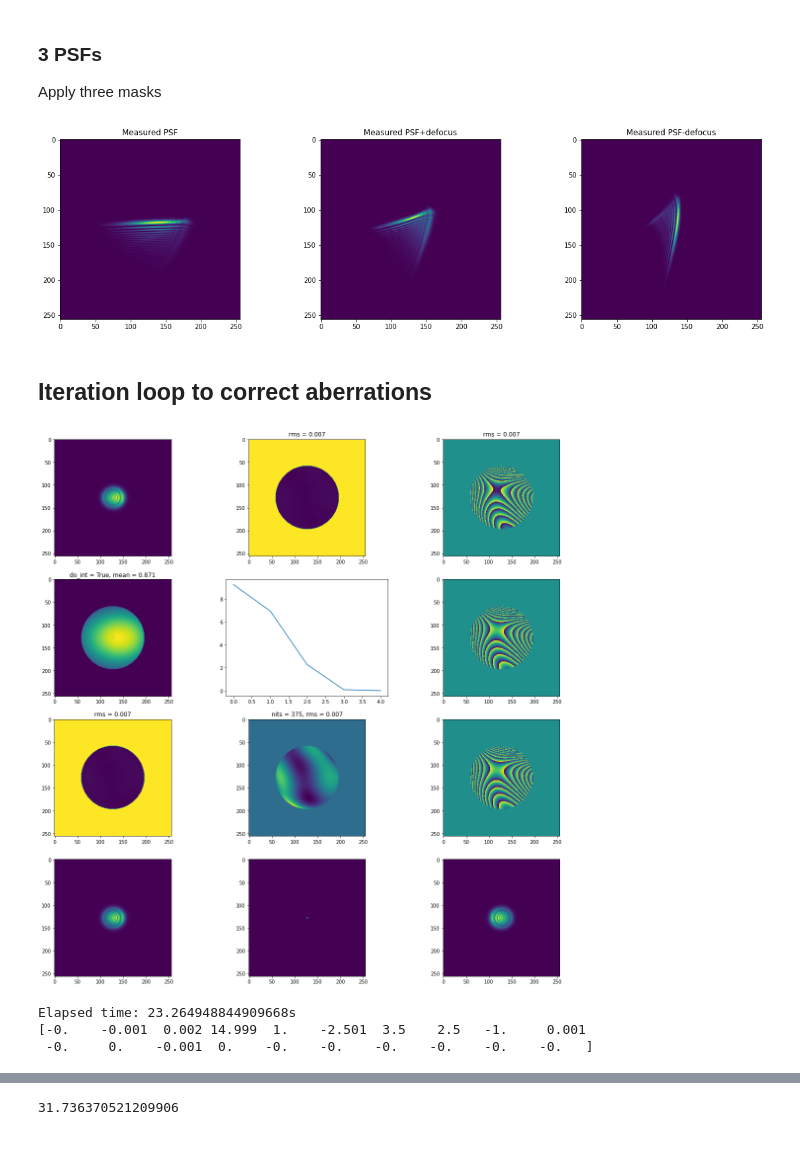
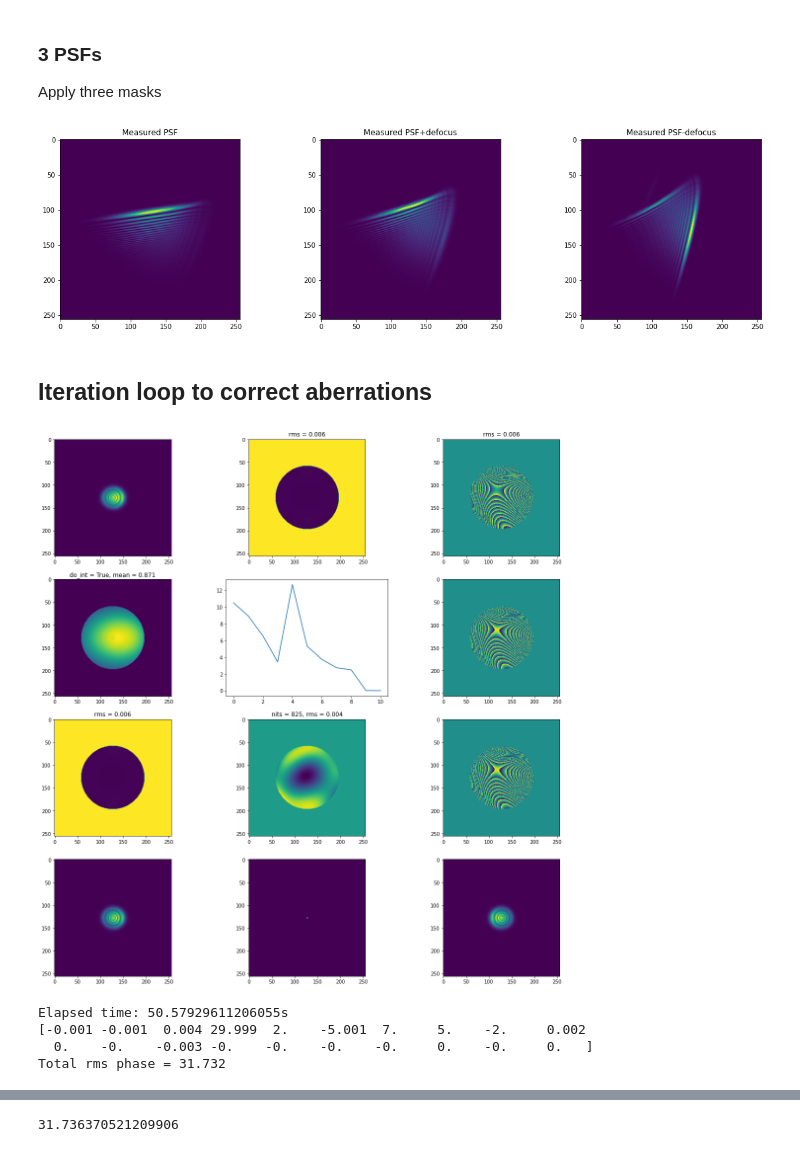
Before and after one commit to imperial-photonics/HexSimInstrument, a Jupyter notebook: R11SLM_correction_simulation_MN.ipynb, the cells around one changed output, grey strips where cells are left out. Drawn from its saved outputs; the diff is of its cells as text; code cells hidden in the pictures.

```diff
--- a/R11SLM_correction_simulation_MN.ipynb
+++ b/R11SLM_correction_simulation_MN.ipynb
@@ -106,7 +106,7 @@ Create a random image with low spatial frequency content for aberration to be me
 # % ri = imresize(ri,10,'bicubic')
 # % ri = 1.0*ri(9*N/2:11*N/2-1,9*N/2:11*N/2-1).*circ+atan2(y-0.5,x-0.3).*circ-atan2(y+0.4,x-0.3).*circ
 # % ri = (2*ri(9*N/2:11*N/2-1,9*N/2:11*N/2-1)+2*Z40+2*Z11+1*Z2_2+2*Z11).*circ
-ri = (30 * Z22 + 2 * Z2_2 - 5 * Z31 + 7 * Z3_1 + 5 * Z33 - 2 * Z3_3) * circ / 2
+ri = (30 * Z22 + 2 * Z2_2 - 5 * Z31 + 7 * Z3_1 + 5 * Z33 - 2 * Z3_3) * circ
 
 # for the starting test aberration
 # x2, y2 = xp.meshgrid(xp.linspace(-0.2, 0.2, N), xp.linspace(-0.2, 0.2, N))
@@ -184,19 +184,17 @@ for i in range(3):
         plt.imshow(ps)
     psfi[i] = p1i_n + 0j
 # %% [output]
-[figure, old version]
+[figure, new version]
 # %% [markdown]
 
 ## Iteration loop to correct aberrations
 # %%
-cumphase = xp.zeros((N, N))
+cuml_phase = xp.zeros((N, N))
 Q = circ * xp.exp(1j * ri2)
 rms_plot = []
-z_a_p = [Z11, Z1_1, Z20, Z22, Z2_2, Z31, Z3_1, Z33, Z3_3, Z40, Z42, Z4_2, Z44, Z4_4, Z51, Z5_1, Z53, Z5_3, Z55,Z5_5]  # Zernike aberration for phase
-z_array = xp.zeros((len(z_a_p), N, N))
-for i in range(len(z_a_p)):
-    z_array[i] = z_a_p[i]
-cum_z = xp.zeros(len(z_a_p))
+z_a_p = xp.array([Z11, Z1_1, Z20, Z22, Z2_2, Z31, Z3_1, Z33, Z3_3, Z40, Z42, Z4_2, Z44, Z4_4, Z51, Z5_1, Z53, Z5_3, Z55,Z5_5])  # Zernike aberration for phase
+z_a_i = xp.array([Z00, Z11, Z1_1, Z20, Z22, Z2_2, Z31, Z3_1, Z40, Z42, Z4_2, Z44, Z4_4])  # Zernike aberration for intensity
+cuml_z = xp.zeros(len(z_a_p))
 # %%
 show_ani = True
 if show_ani:
@@ -231,10 +229,9 @@ while nits < n * 30 + 1:
     q1 = xp.fft.fftshift(xp.fft.fft2(Q * xp.exp(1j * bias[0])))
     q2 = xp.fft.fftshift(xp.fft.fft2(Q * xp.exp(1j * bias[1])))
     q3 = xp.fft.fftshift(xp.fft.fft2(Q * xp.exp(1j * bias[2])))
-    q1s = q1
 
     if xp.mod(nits, n) == 0:
-        show_animation(0,abs(q1s) ** 2)
+        show_animation(0, abs(q1) ** 2)
 
     Q1 = xp.fft.ifft2(xp.fft.fftshift(xp.sqrt(psfi[0]) * xp.exp(1j * xp.angle(q1))))
     Q1 = Q1 * circ * xp.exp(-1j * bias[0])
@@ -247,7 +244,7 @@ while nits < n * 30 + 1:
     Qc = xp.angle(Q) * circ
 
     if xp.mod(nits, n) == 0:
-        rms = xp.std(Qc, where=circ)
+        rms = xp.std(Qc[circ])
         show_animation(1, Qc, f'rms = {rms:.3f}')
 
     if xp.mod(nits,n) == 0:
@@ -257,7 +254,6 @@ while nits < n * 30 + 1:
     # Constrain intensity in pupil to have slowly varying values by fitting to Zernike polynomials, up to radial order
     # 4 to help with gaussian illumination
     if do_int:
-        z_a_i = [Z00, Z11, Z1_1, Z20, Z22, Z2_2, Z31, Z3_1, Z40, Z42, Z4_2, Z44, Z4_4]  # Zernike aberration for intensity
         z_i = oe.contract('ijk, jk -> i', z_a_i, xp.abs(Q)) / normval
         Qb = oe.contract('ijk, i -> jk', z_a_i, z_i)
     else:  # Set the amplitude to a uniform pupil if the phase is still changing a lot
@@ -266,69 +262,78 @@ while nits < n * 30 + 1:
         Qb = circ
 
     if xp.mod(nits,n) == 0:
-        show_animation(3, abs(Q), f'do_int = {do_int}, mean = {np.mean(Qb, where=circ):.3f}')
+        show_animation(3, abs(Q), f'do_int = {do_int}, mean = {np.mean(Qb[circ]):.3f}')
 
     # set the amplitude, keep the phase
-    Q = Qb * xp.exp(1j*Qc)
+    Q = Qb * xp.exp(1j * Qc)
 
     if xp.mod(nits, n) == 0:
-        q = xp.angle(Q)
-        q[N//2:, :] = xp.unwrap(q[N//2:, :], axis=0)
-        q = xp.flipud(q)
-        q[N//2:, :] = xp.unwrap(q[N//2:, :], axis=0)
-        q[:, N//2:] = xp.unwrap(q[:, N//2:], axis=1)
-        q = xp.fliplr(q)
-        q[:, N//2:] = xp.unwrap(q[:, N//2:], axis=1)
-        q = xp.flipud(xp.fliplr(q)) * circ
+        # Smooth the phase and grab new psfs after applying the partial correction
+
+        # Unwrap the phase
+        Qc[N//2:, :] = xp.unwrap(Qc[N//2:, :], axis=0)
+        Qc = xp.flipud(Qc)
+        Qc[N//2:, :] = xp.unwrap(Qc[N//2:, :], axis=0)
+        Qc[:, N//2:] = xp.unwrap(Qc[:, N//2:], axis=1)
+        Qc = xp.fliplr(Qc)
+        Qc[:, N//2:] = xp.unwrap(Qc[:, N//2:], axis=1)
+        Qc = xp.flipud(xp.fliplr(Qc)) * circ
 
         show_animation(5,xp.angle(xp.exp(1j * ri)))
 
-        rms_d = xp.std(q, where=circ)
-        show_animation(6, q, f'rms = {rms_d:.3f}')
+        rms_d = xp.std(Qc[circ])
+        show_animation(6, Qc, f'rms = {rms_d:.3f}')
 
         # Constrain phase in pupil to have slowly varying values by fitting to Zernike
-        diff_z = oe.contract('ijk, jk -> i', z_array, q) / normval
+        diff_z = oe.contract('ijk, jk -> i', z_a_p, Qc) / normval
 
-        diff = oe.contract('ijk,i->jk', z_array, diff_z)
+        diff = oe.contract('ijk,i->jk', z_a_p, diff_z)
+        #subtract the fitted phase from our current pupil guess
         Q = Q * xp.exp(-1j * diff)
 
+        # Calculate rms of fitted phase form zernike mode amplitudes
         rms_dz = xp.linalg.norm(diff_z)
         show_animation(7, diff, f'nits = {nits}, rms = {rms_dz:.3f}')
 
+        # Plot the fitted RMS values so far
         if xp == cp:
             rms_plot.append(rms_dz.get())
         else:
             rms_plot.append(rms_dz)
         if show_ani:
             axes[4].clear()
             axes[4].plot(rms_plot)
 
-        cum_z += diff_z
-        cumphase = oe.contract('ijk,i->jk', z_array, cum_z)
+        # calculate the cummulative zernike mode values and reconstruct the cummulative phase
+        cuml_z += diff_z
+        cuml_phase = oe.contract('ijk,i->jk', z_a_p, cuml_z)
+        show_animation(8, xp.angle(xp.exp(1j * cuml_phase)))
 
-        show_animation(8, xp.angle(xp.exp(1j * cumphase)))
-
-        new_masks = [ri - cumphase + bias[0], ri - cumphase + bias[1], ri - cumphase + bias[2]]
+        # Recalculate the psfs
+        new_masks = [ri - cuml_phase + bias[0], ri - cuml_phase + bias[1], ri - cuml_phase + bias[2]]
 
         for i in range(3):
             p1 = xp.fft.fftshift(xp.fft.fft2(ampl * xp.exp(1j * new_masks[i])))
             p1i = abs(p1) ** 2 / xp.sum(abs(p1) ** 2) * nphot + bg
             p1i_n = (xp.random.poisson(p1i) - bg) * G
             ps = p1i_n
             show_animation(9+i,ps)
             psfi[i] = p1i_n + 0j
 
+        # Stop if rms is small enough for two consecutive iterations
         if rms_dz < 0.1 and last_rms < 0.1:
             break
         else:
             last_rms = rms_dz
     nits = nits + 1
 
 print(f'Elapsed time: {time.time() - t0}s')
 with np.printoptions(precision=3, suppress=True):
-    print(cum_z)
+    print(cuml_z)
+print(f'Total rms phase = {xp.linalg.norm(cuml_z):.3f}')
 # %% [output]
-[figure, old version]
+[figure, new version]
-Elapsed time: 23.264948844909668s
-[-0.    -0.001  0.002 14.999  1.    -2.501  3.5    2.5   -1.     0.001
- -0.     0.    -0.001  0.    -0.    -0.    -0.    -0.    -0.    -0.   ]
+Elapsed time: 50.57929611206055s
+[-0.001 -0.001  0.004 29.999  2.    -5.001  7.     5.    -2.     0.002
+  0.    -0.    -0.003 -0.    -0.    -0.    -0.     0.    -0.     0.   ]
+Total rms phase = 31.732
```
Also changed, not shown: parts of 7 cells of this notebook.
